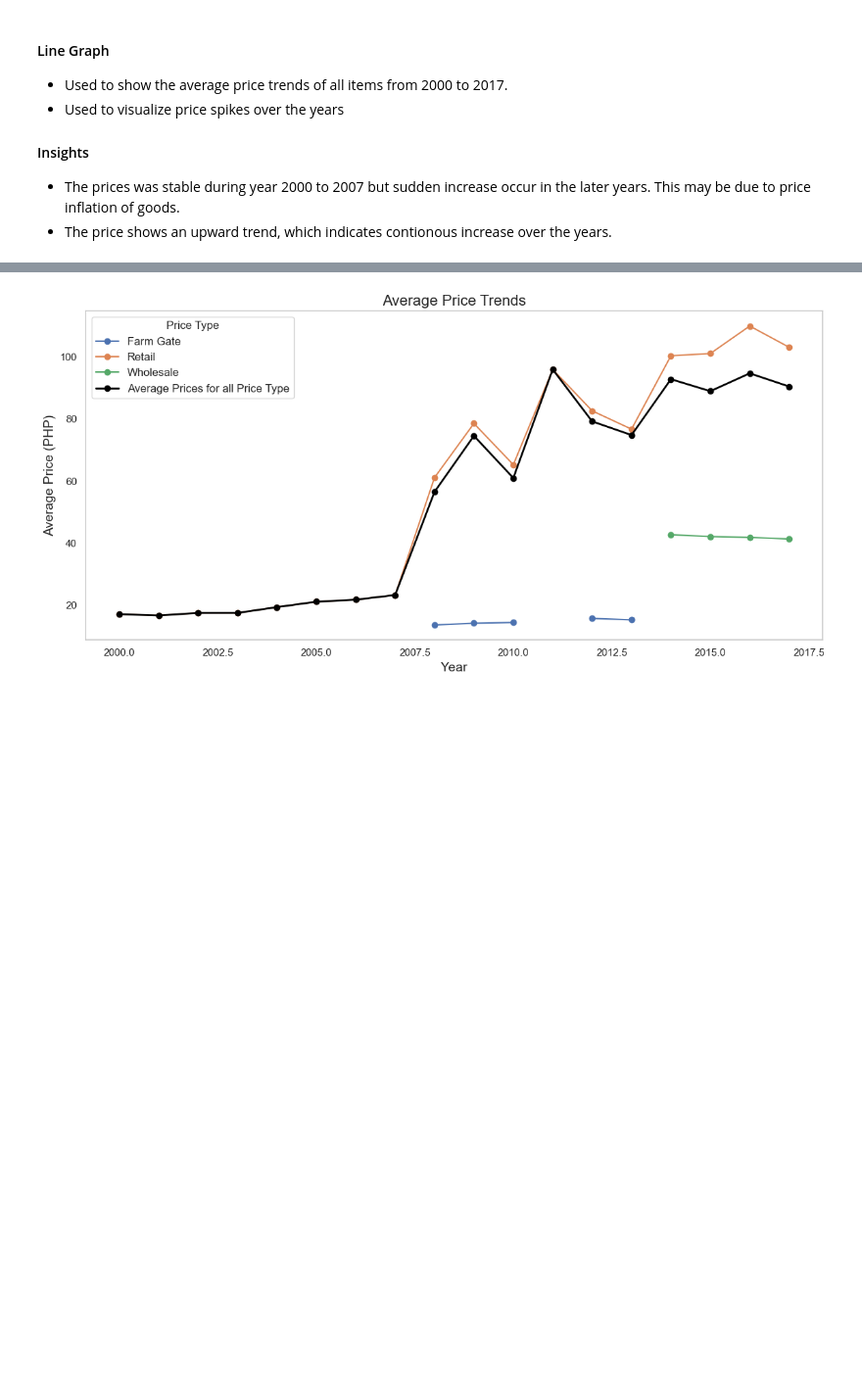
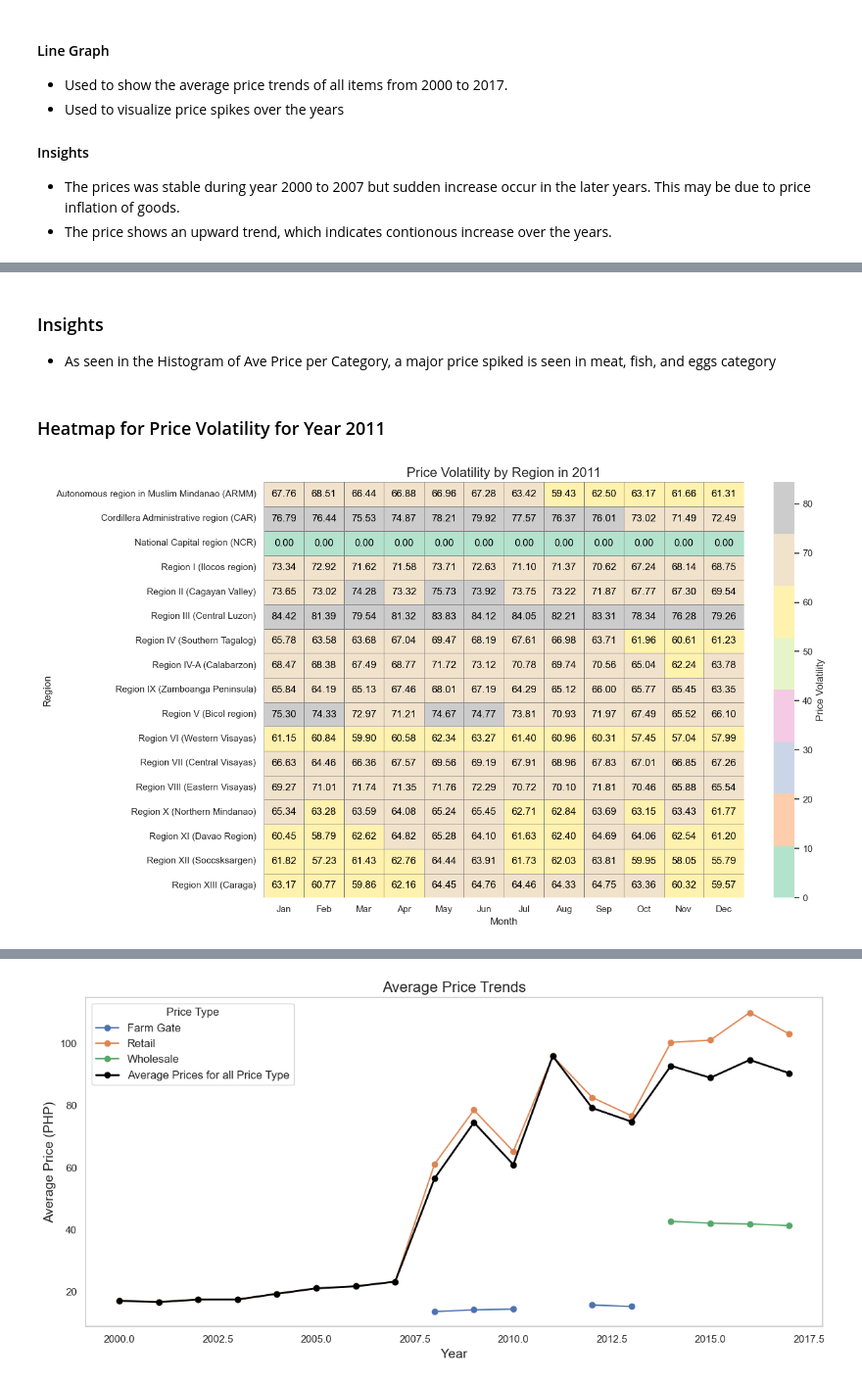
Before and after one commit to KyleZrey/PH-Food-Prices-Analysis, a Jupyter notebook: prelim_data_analysis.ipynb, the cells around one changed output, grey strips where cells are left out. Shown at 98% size. Drawn from its saved outputs; the diff is of its cells as text; code cells hidden in the pictures; blank space fills up the shorter version.

```diff
--- a/prelim_data_analysis.ipynb
+++ b/prelim_data_analysis.ipynb
@@ -547,0 +699,44 @@ plt.show()
+# %% [markdown]
+### Insights
+- As seen in the Histogram of Ave Price per Category, a major price spiked is seen in meat, fish, and eggs category
+# %% [markdown]
+### Heatmap for Price Volatility for Year 2011
+# %%
+import seaborn as sns
+import matplotlib.pyplot as plt
+import pandas as pd
+from matplotlib.colors import LinearSegmentedColormap
+
+# Filter the data for 2011
+df_2011 = clean_pfp[clean_pfp['Year'] == 2011]
+
+# Group by region and month, then calculate the price volatility (standard deviation) for each month
+price_volatility = df_2011.groupby(['Region', df_2011['Month']])['Price'].std().reset_index()
+
+# Set volatility to 0 for NCR
+price_volatility.loc[price_volatility['Region'] == 'National Capital region (NCR)', 'Price'] = 0
+
+# Pivot the data for the heatmap
+heatmap_data = price_volatility.pivot(index='Region', columns='Month', values='Price')
+
+# Plot the heatmap
+plt.figure(figsize=(14, 8))
+sns.heatmap(
+    heatmap_data,
+    annot=True,
+    cmap='Pastel2',
+    fmt='.2f',
+    cbar_kws={'label': 'Price Volatility'},
+    xticklabels=["Jan", "Feb", "Mar", "Apr", "May", "Jun", "Jul", "Aug", "Sep", "Oct", "Nov", "Dec"],
+    yticklabels=heatmap_data.index,
+    linewidths=0.5,
+    linecolor='gray',
+    annot_kws={'size': 12, 'color': 'black'}
+)
+
+# Final layout adjustments and show the plot
+plt.title('Price Volatility by Region in 2011', fontsize=16)
+plt.tight_layout()
+plt.show()
+# %% [output]
+[figure, added]
```
Also changed, not shown: parts of 18 cells of this notebook.
